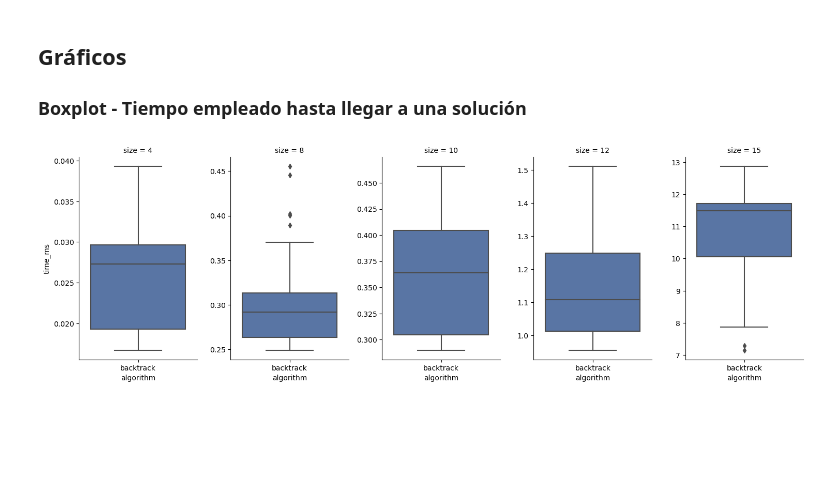
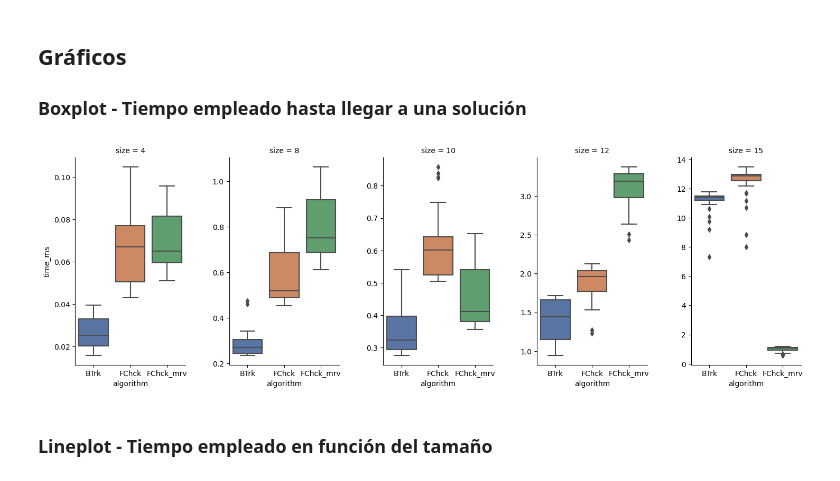
Before and after one commit to LucianoAlbanes/ia-uncuyo-2022, a Jupyter notebook: tp6-csp/code/simulation.ipynb, the cells around one changed output. Cells and saved outputs as stored; diff of their text form; code cells hidden in the pictures; blank space fills up the shorter version.

```diff
--- a/tp6-csp/code/simulation.ipynb
+++ b/tp6-csp/code/simulation.ipynb
@@ -13,7 +13,7 @@ from time import time_ns
 # %% [markdown]
 ## Se llevará a cabo con la siguiente configuración:
 # %%
-algorithms = [NQueens.backtracking]
+algorithms = [NQueens.backtracking, NQueens.forwardchecking, NQueens.forwardchecking_mrv]
 sizes = [4, 8, 10, 12, 15]
 n_iterations = 30
 random.seed(42)
@@ -107,11 +117,13 @@ samples_df
 # %%
 %matplotlib inline
 
 grid1 = sns.FacetGrid(data=simulations_df, col='size', sharey=False)
 grid1.map(sns.boxplot, 'algorithm', 'time_ms', order= [x.__name__ for x in algorithms], palette="deep")
-grid1.set_xticklabels(['backtrack'])
+grid1.set_xticklabels(['BTrk', 'FChck', 'FChck_mrv'])
 
 grid1.fig.subplots_adjust(top=1.5)
 grid1.savefig('attachments/time_by_algorithm.svg')
 # %% [output]
-[figure, old version]
+[figure, new version]
+# %% [markdown]
+### Lineplot - Tiempo empleado en función del tamaño
```
Also changed, not shown: parts of 5 cells of this notebook, 5 other files.
